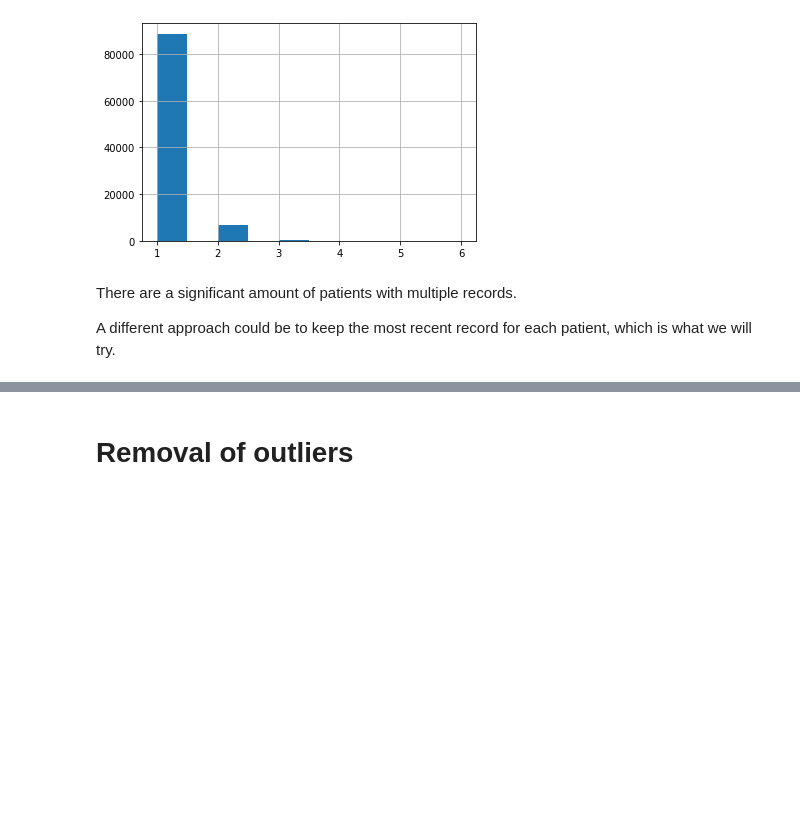
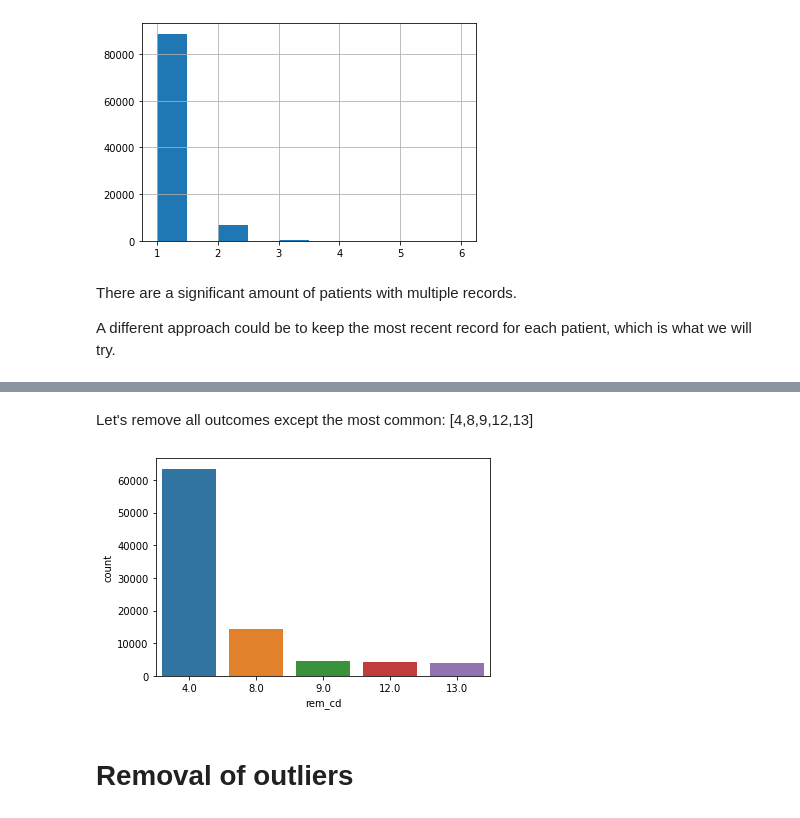
Before and after one commit to wansgar/edan70-project, a Jupyter notebook: column_categorization.ipynb, the cells around one changed output, grey strips where cells are left out. Drawn from its saved outputs; the diff is of its cells as text; code cells hidden in the pictures; blank space fills up the shorter version.

Commit message:
Removed less common rem_cd

```diff
--- a/column_categorization.ipynb
+++ b/column_categorization.ipynb
@@ -327,0 +335,2 @@ d.drop_duplicates(subset=['pt_code'], keep='last', inplace=True)
+# %% [markdown]
+Let's remove all outcomes except the most common: [4,8,9,12,13]
@@ -328,3 +339,8 @@ d.drop_duplicates(subset=['pt_code'], keep='last', inplace=True)
+# %%
+sns.countplot(x="rem_cd", data=d)
+plt.show()
+# %% [output]
+[figure, added]
 # %% [markdown]
 # Removal of outliers
 # %% [markdown]
```
Also changed, not shown: parts of 14 cells of this notebook, 1 other file.
